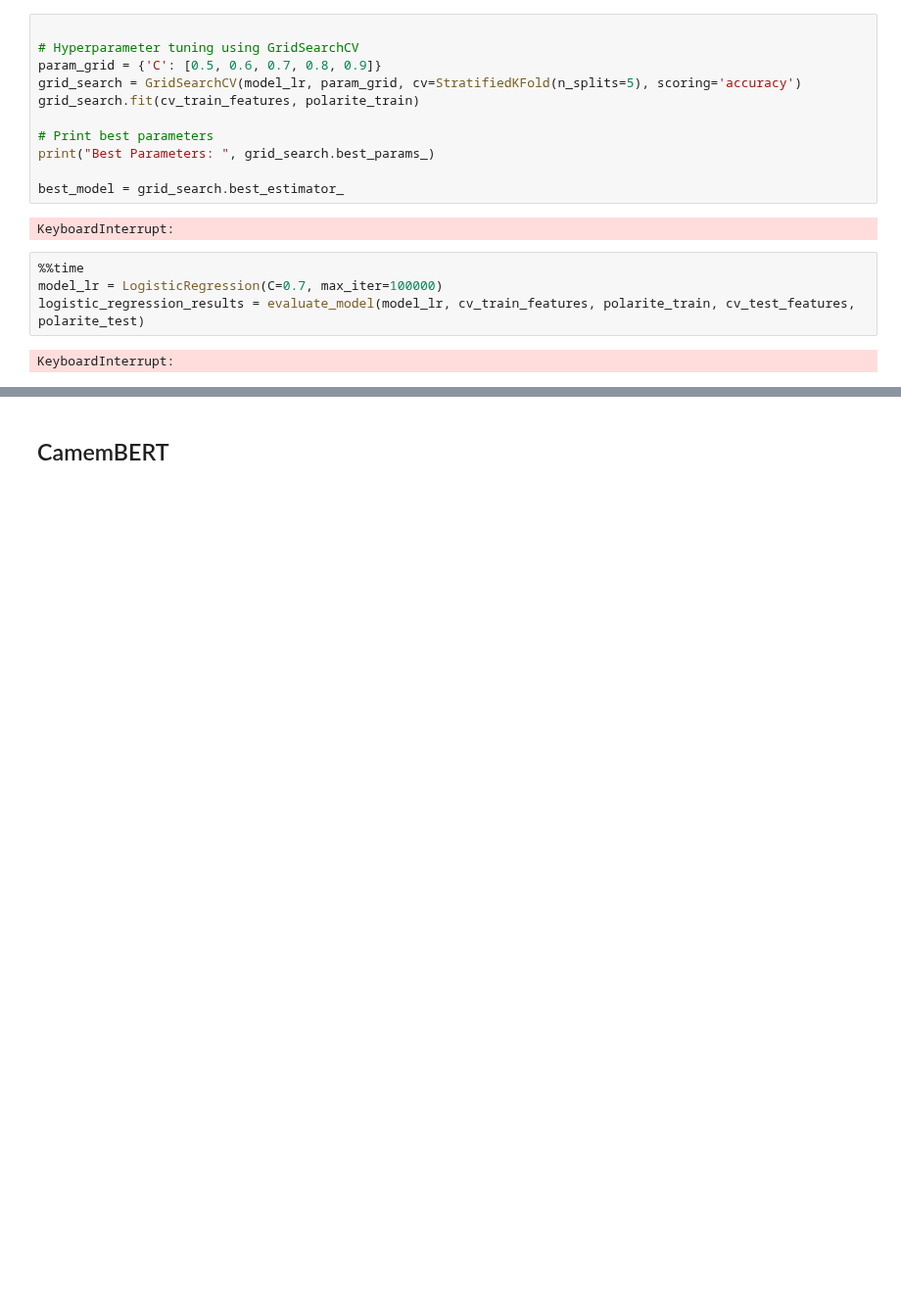
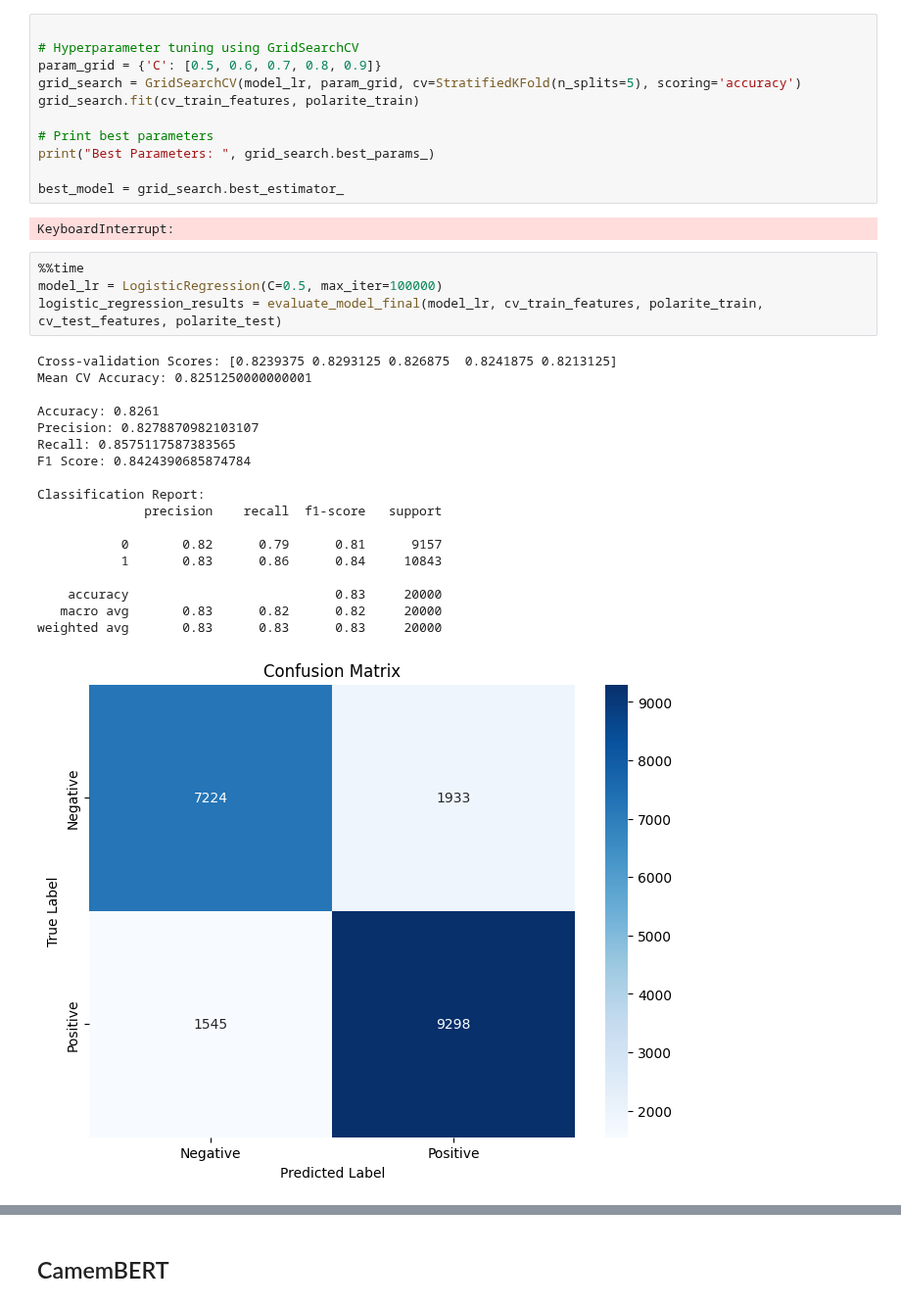
Before and after one commit to mass2330/python_ds_film, a Jupyter notebook: notebook_final.ipynb, the cells around one changed output, grey strips where cells are left out. Shown at 98% size. Drawn from its saved outputs; the diff is of its cells as text; blank space fills up the shorter version.

```diff
--- a/notebook_final.ipynb
+++ b/notebook_final.ipynb
@@ -1224,7 +1214,24 @@ best_model = grid_search.best_estimator_
 KeyboardInterrupt:
 # %%
 %%time
-model_lr = LogisticRegression(C=0.7, max_iter=100000)
-logistic_regression_results = evaluate_model(model_lr, cv_train_features, polarite_train, cv_test_features, polarite_test)
+model_lr = LogisticRegression(C=0.5, max_iter=100000)
+logistic_regression_results = evaluate_model_final(model_lr, cv_train_features, polarite_train, cv_test_features, polarite_test)
 # %% [output]
-KeyboardInterrupt:
+Cross-validation Scores: [0.8239375 0.8293125 0.826875  0.8241875 0.8213125]
+Mean CV Accuracy: 0.8251250000000001
+
+Accuracy: 0.8261
+Precision: 0.8278870982103107
+Recall: 0.8575117587383565
+F1 Score: 0.8424390685874784
+
+Classification Report:
+              precision    recall  f1-score   support
+
+           0       0.82      0.79      0.81      9157
+           1       0.83      0.86      0.84     10843
+
+    accuracy                           0.83     20000
+   macro avg       0.83      0.82      0.82     20000
+weighted avg       0.83      0.83      0.83     20000
+[figure, added]
```
Also changed, not shown: parts of 17 cells of this notebook.
